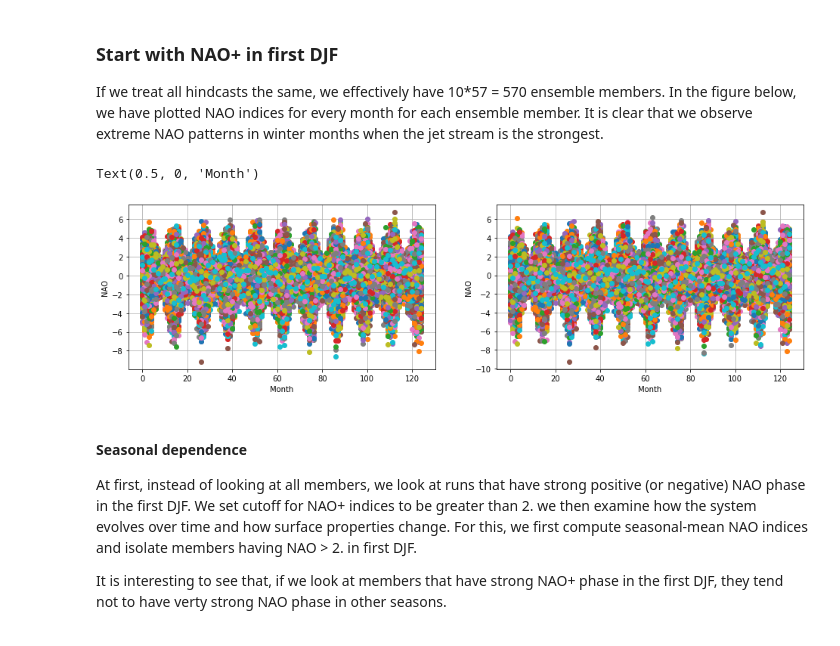
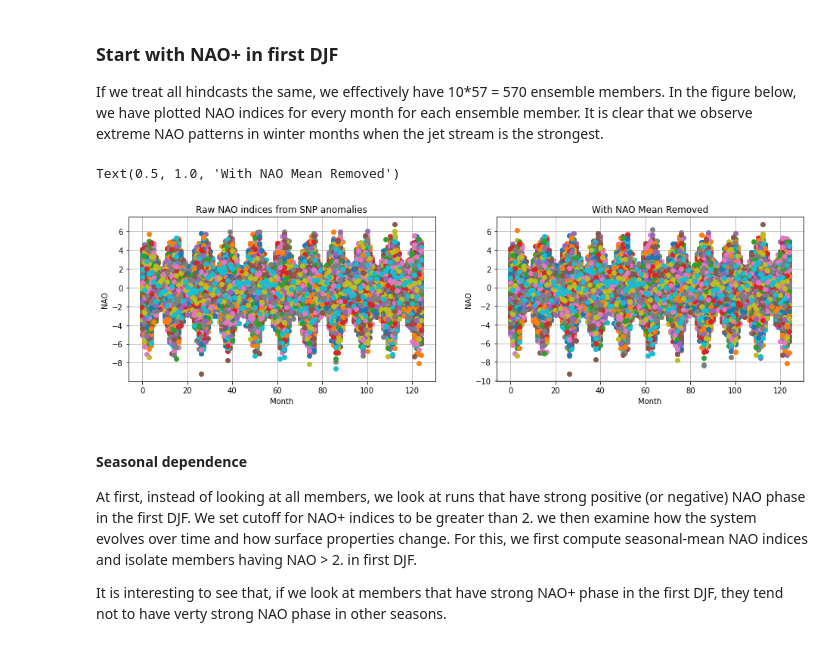
Before and after one commit to hmkhatri/AMOC_Variability_DePreSys_MET, a Jupyter notebook: Notebooks/Analysis/NAO_Overturning_Correlate.ipynb, the cells around one changed output. Cells and saved outputs as stored; diff of their text form; code cells hidden in the pictures.

```diff
--- a/Notebooks/Analysis/NAO_Overturning_Correlate.ipynb
+++ b/Notebooks/Analysis/NAO_Overturning_Correlate.ipynb
@@ -148,34 +148,36 @@ If we treat all hindcasts the same, we effectively have 10*57 = 570 ensemble mem
 # %%
 NAO_anom = ds_NAO['NAO'] - ds_NAO['NAO'].mean('start_year') # this is rough calculation (don't use this for final analysis)
 # removing mean does not seem to make any difference. So let's stick with NAO, which we computed using sea-level pressure anomalies.
 
 fig = plt.figure(figsize=[16,4])
 
 plt.subplot(1,2,1)
 for year in range(0,len(ds_NAO['start_year'])):
 
     for r in range(0,10):
 
         plt.plot(ds_NAO['NAO'].isel(start_year=year, r=r),'o')
 
 plt.grid('on')
 plt.ylabel('NAO')
 plt.xlabel('Month')
+plt.title('Raw NAO indices from SNP anomalies')
 
 
 plt.subplot(1,2,2)
 for year in range(0,len(ds_NAO['start_year'])):
 
     for r in range(0,10):
 
         plt.plot(NAO_anom.isel(start_year=year, r=r),'o')
 
 plt.grid('on')
 plt.ylabel('NAO')
 plt.xlabel('Month')
+plt.title('With NAO Mean Removed')
 # %% [output]
-Text(0.5, 0, 'Month')
+Text(0.5, 1.0, 'With NAO Mean Removed')
-[figure, old version]
+[figure, new version]
 # %% [markdown]
 #### Seasonal dependence
 
```
Also changed, not shown: parts of 6 cells of this notebook, 4 other files.
